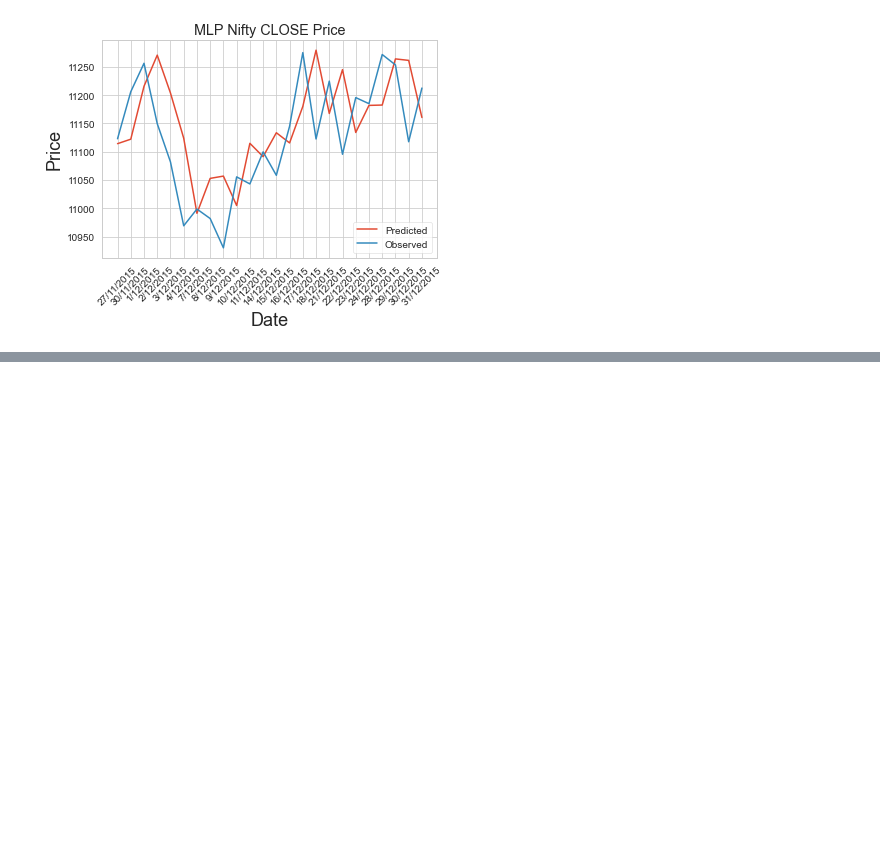
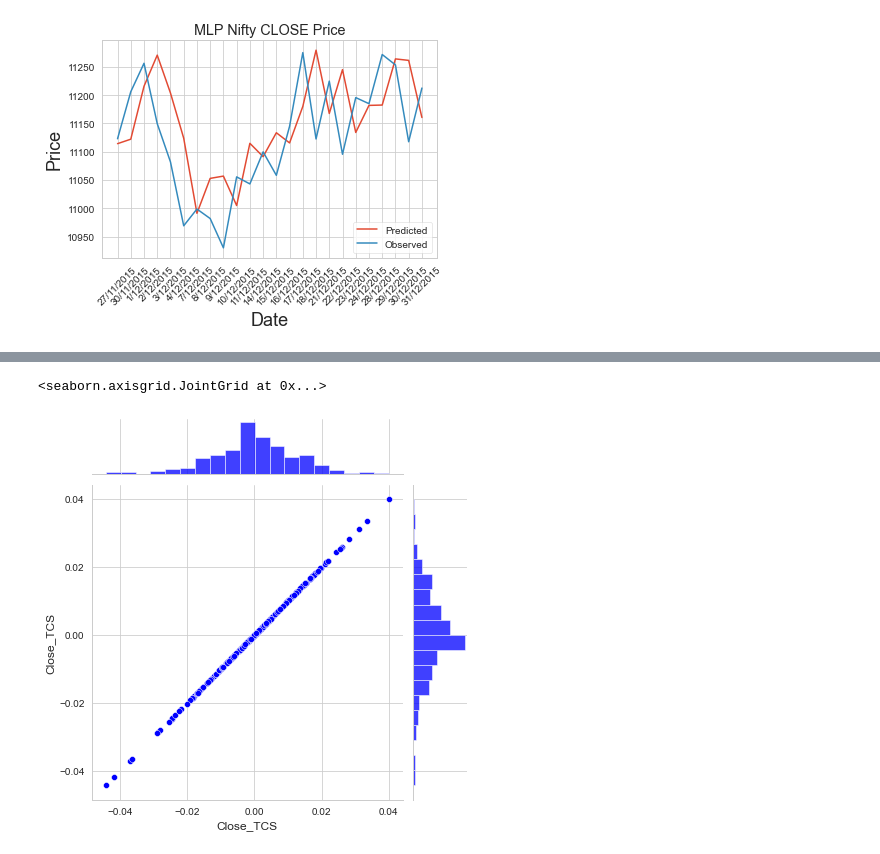
Before and after one commit to kaushalmacwan/forecasting, a Jupyter notebook: Final Thesis Part1.ipynb, the cells around one changed output, grey strips where cells are left out. Saved outputs shown, nothing was run; the diff lists cells and outputs as text; code cells hidden in the pictures; blank space fills up the shorter version.

Commit message:
Added Bivariate Analysis for the any effect of the data between index and other companies

```diff
--- a/Final Thesis Part1.ipynb
+++ b/Final Thesis Part1.ipynb
@@ -2817,0 +2844,9 @@ Text(0.5, 1.0, 'MLP Nifty CLOSE Price')
+# %%
+xclose = close_df.join(close_info_df.set_index('Date'), rsuffix='_Infosys', lsuffix='_TCS')
+# %%
+xclose = xclose.join(close_index_df.set_index('Date'))
+# %%
+xclose = xclose.rename(columns={'Close': 'Close_Nifty_Index'})
+# %%
+tech_rets = xclose.pct_change()
+tech_rets.head()
@@ -2817,0 +2861,5 @@ Text(0.5, 1.0, 'MLP Nifty CLOSE Price')
+# %%
+sns.jointplot(x='Close_TCS', y='Close_TCS', data=tech_rets, kind='scatter', color='blue')
+# %% [output]
+<seaborn.axisgrid.JointGrid at 0x...>
+[figure, added]
```
Also changed, not shown: parts of 12 cells of this notebook.
